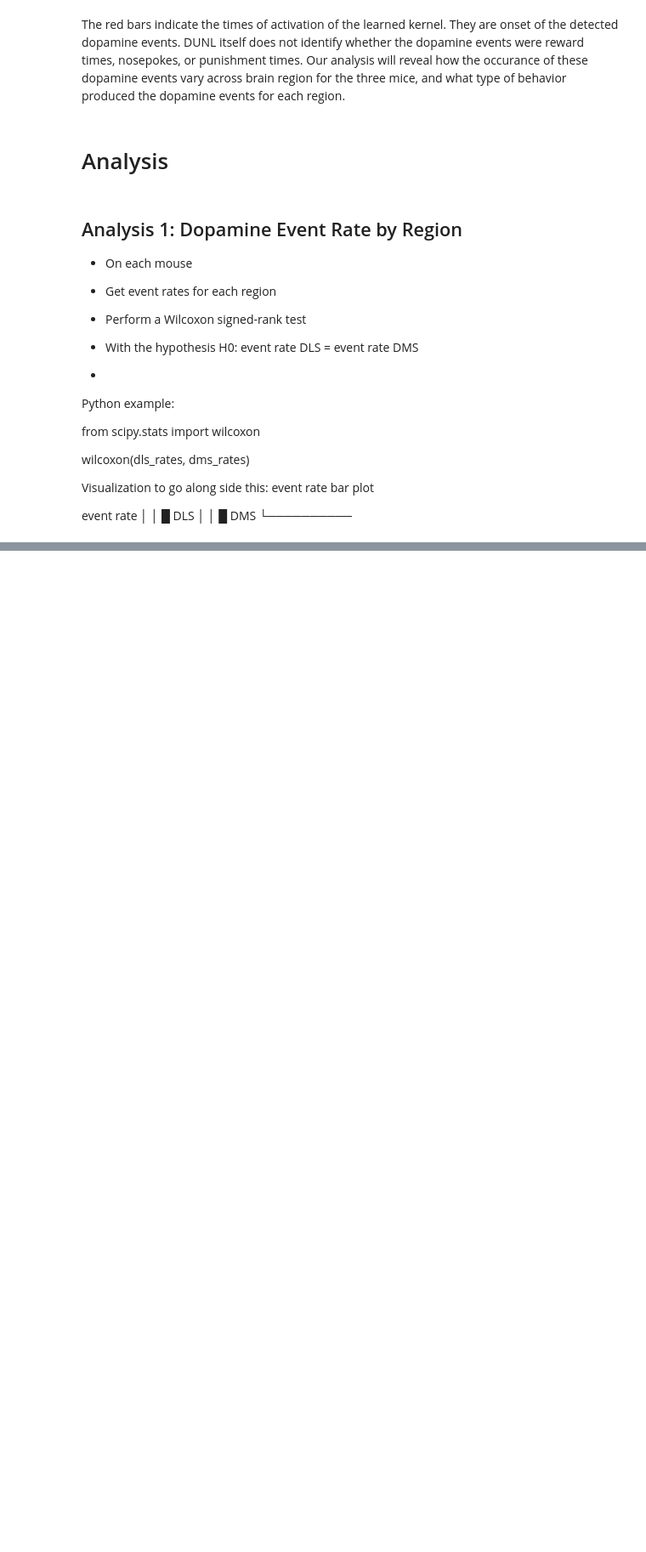
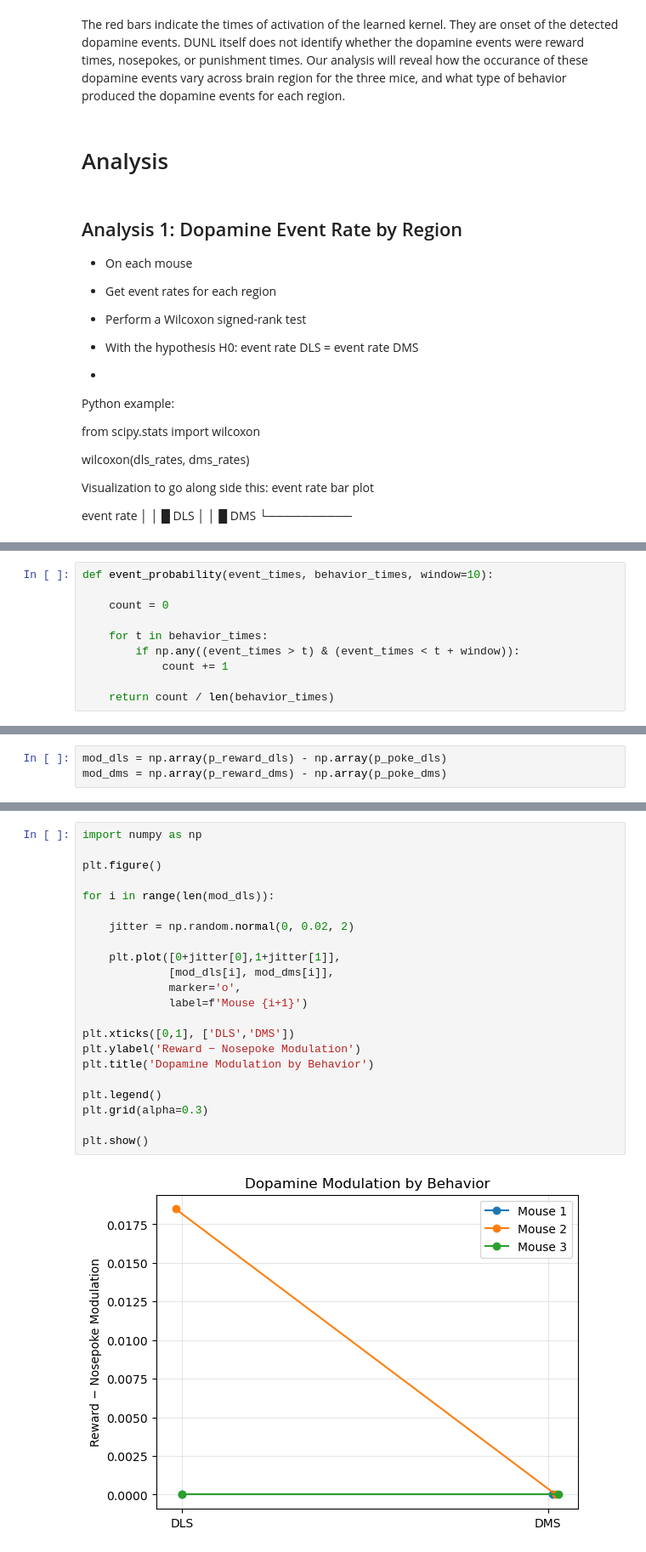
Before and after one commit to esmcclung/BIPN_162_Final, a Jupyter notebook: Dandi_set_197.ipynb, the cells around one changed output, grey strips where cells are left out. Shown at 85% size. Cells and saved outputs as stored; diff of their text form; blank space fills up the shorter version.

```diff
--- a/Dandi_set_197.ipynb
+++ b/Dandi_set_197.ipynb
@@ -1078,0 +1096,10 @@ event rate
+# %%
+def event_probability(event_times, behavior_times, window=10):
+
+    count = 0
+
+    for t in behavior_times:
+        if np.any((event_times > t) & (event_times < t + window)):
+            count += 1
+
+    return count / len(behavior_times)
@@ -1078,0 +1129,3 @@ event rate
+# %%
+mod_dls = np.array(p_reward_dls) - np.array(p_poke_dls)
+mod_dms = np.array(p_reward_dms) - np.array(p_poke_dms)
@@ -1078,0 +1142,24 @@ event rate
+# %%
+import numpy as np
+
+plt.figure()
+
+for i in range(len(mod_dls)):
+
+    jitter = np.random.normal(0, 0.02, 2)
+
+    plt.plot([0+jitter[0],1+jitter[1]],
+             [mod_dls[i], mod_dms[i]],
+             marker='o',
+             label=f'Mouse {i+1}')
+
+plt.xticks([0,1], ['DLS','DMS'])
+plt.ylabel('Reward − Nosepoke Modulation')
+plt.title('Dopamine Modulation by Behavior')
+
+plt.legend()
+plt.grid(alpha=0.3)
+
+plt.show()
+# %% [output]
+[figure, added]
```
Also changed, not shown: parts of 14 cells of this notebook.
